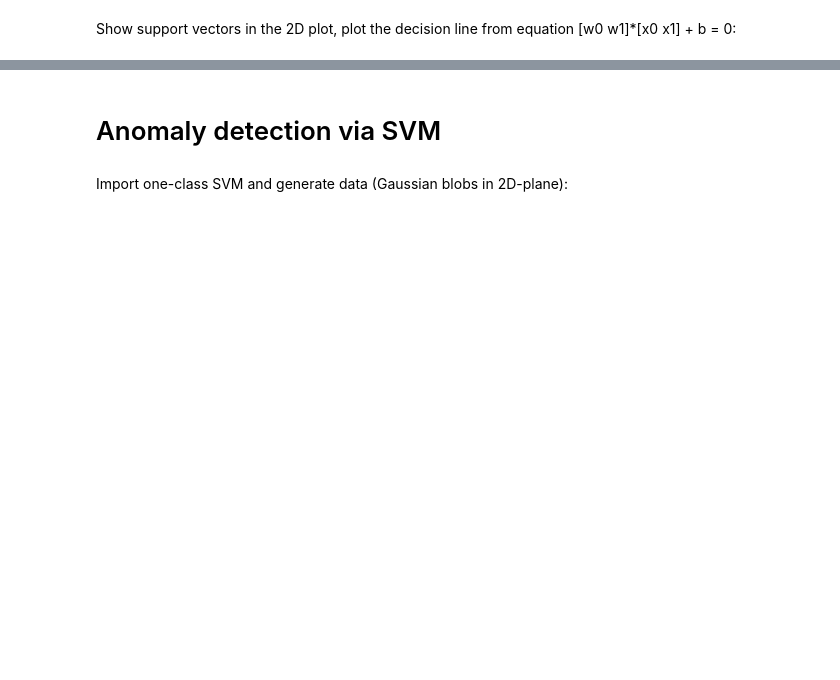
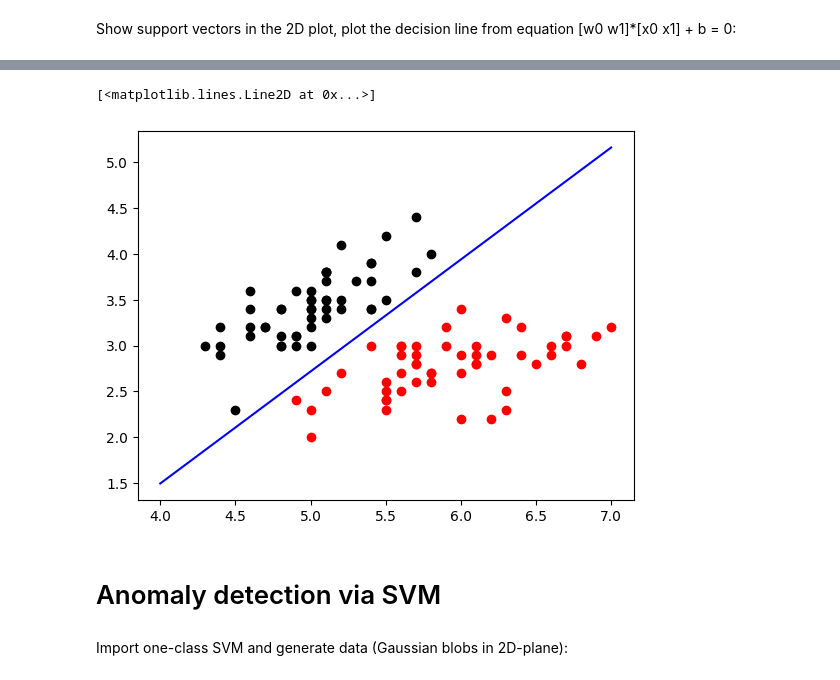
Before and after one commit to slavajda02/MPA-MLF, a Jupyter notebook: LAB-03/MPA_MLF_SVM_2students_comments.ipynb, the cells around one changed output, grey strips where cells are left out. Cells and saved outputs as stored; diff of their text form; code cells hidden in the pictures; blank space fills up the shorter version.

```diff
--- a/LAB-03/MPA_MLF_SVM_2students_comments.ipynb
+++ b/LAB-03/MPA_MLF_SVM_2students_comments.ipynb
@@ -87,3 +115,21 @@ NameError: ignored
+# %%
+import numpy as np
+supvectors=SVMmodel.support_vectors_
+
+#Separating line coefficients:
+W=SVMmodel.coef_
+b=SVMmodel.intercept_
+
+# Plot the support vectors here
+supportVectorX0 = np.linspace(4, 7, 100)
+supportVectorX1 = - (W[0, 0] / W[0, 1]) * supportVectorX0 - (b / W[0, 1])
+
+plt.scatter(X_filtered[Y_filtered==0,0], X_filtered[Y_filtered==0,1], color='black')
+plt.scatter(X_filtered[Y_filtered==1,0], X_filtered[Y_filtered==1,1], color='red')
+plt.plot(supportVectorX0, supportVectorX1, color='blue')
+# %% [output]
+[<matplotlib.lines.Line2D at 0x...>]
+[figure, added]
 # %% [markdown]
 # Anomaly detection via SVM
 # %% [markdown]
```
Also changed, not shown: parts of 8 cells of this notebook.
